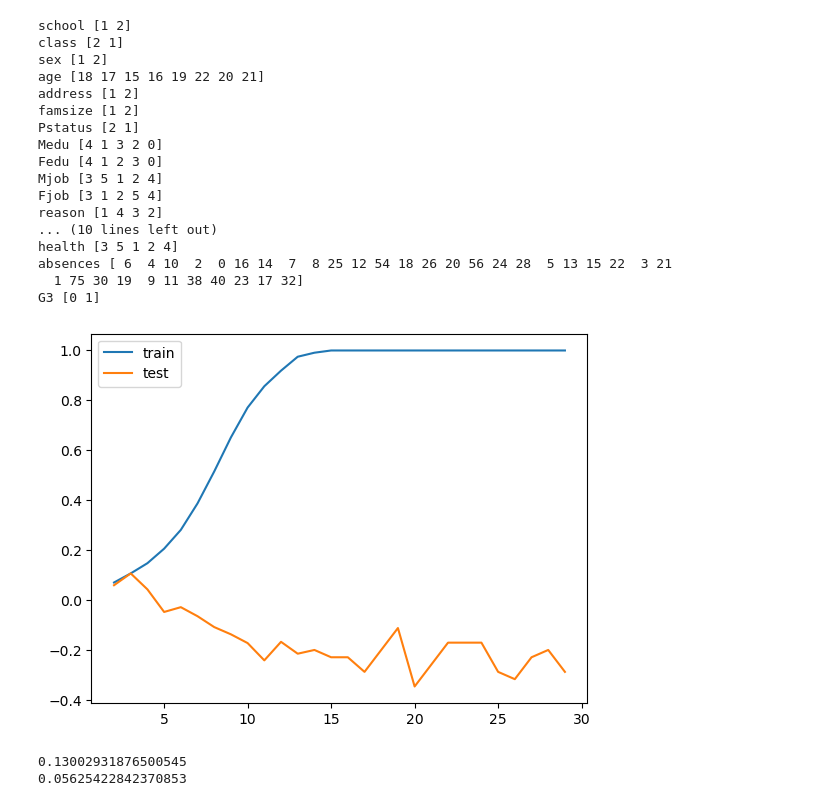
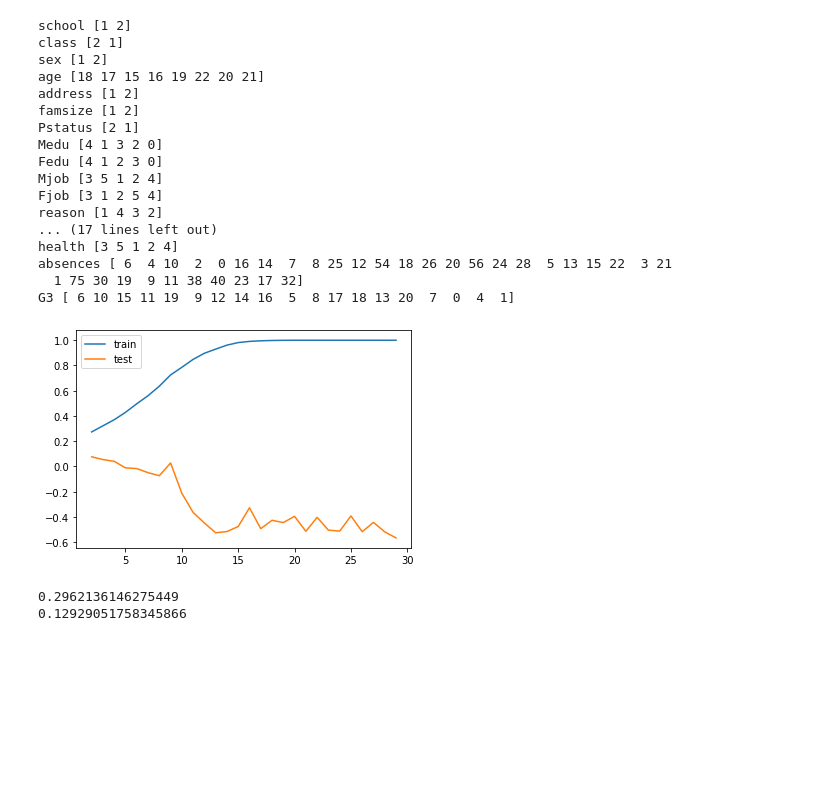
Before and after one commit to razatsutradhar/DS_exam_evaluation, a Jupyter notebook: data/test.ipynb, the cells around one changed output. Saved outputs shown, nothing was run; the diff lists cells and outputs as text; code cells hidden in the pictures; blank space fills up the shorter version.

```diff
--- a/data/test.ipynb
+++ b/data/test.ipynb
@@ -30,9 +30,9 @@ df_train['higher'] = df_train['higher'].replace('yes',1).replace('no',2)
 df_train['internet'] = df_train['internet'].replace('yes',1).replace('no',2)
 df_train['romantic'] = df_train['romantic'].replace('yes',1).replace('no',2)
 
-df_train.drop(['schoolsup', 'famsup', 'paid', 'activities', 'nursery', 'internet', 'romantic'], inplace=True, axis=1)
+# df_train.drop(['schoolsup', 'famsup', 'paid', 'activities', 'nursery', 'internet', 'romantic'], inplace=True, axis=1)
 
-df_train['G3'] = df_train['G3'].map(lambda x: 1 if x >= 15 else 0)
+# df_train['G3'] = df_train['G3'].map(lambda x: 1 if x >= 15 else 0)
 # %%
 for col in df_train.columns:
     print(col, df_train[col].unique())
@@ -49,14 +49,14 @@ Fedu [4 1 2 3 0]
 Mjob [3 5 1 2 4]
 Fjob [3 1 2 5 4]
 reason [1 4 3 2]
-... (10 lines left out)
+... (17 lines left out)
 health [3 5 1 2 4]
 absences [ 6  4 10  2  0 16 14  7  8 25 12 54 18 26 20 56 24 28  5 13 15 22  3 21
   1 75 30 19  9 11 38 40 23 17 32]
-G3 [0 1]
+G3 [ 6 10 15 11 19  9 12 14 16  5  8 17 18 13 20  7  0  4  1]
 # %%
-X_train = df_train.drop(['G3'], axis=1).values
-y_train = df_train['G3'].values
+X = df_train.drop(['G3'], axis=1).values
+y = df_train['G3'].values
 # %%
 from sklearn.tree import DecisionTreeRegressor
 from sklearn.ensemble import RandomForestRegressor
@@ -64,27 +64,27 @@ from sklearn.linear_model import LinearRegression
 # %%
 # k-fold
 from sklearn.model_selection import KFold
 from sklearn.model_selection import cross_val_score
 from sklearn.model_selection import train_test_split
 
 train_scores = []
 test_scores = []
-X_train, X_test, y_train, y_test = train_test_split(X_train, y_train, test_size=0.2, random_state=42)
+X_train, X_test, y_train, y_test = train_test_split(X, y, test_size=0.2, random_state=42)
 
 r = range(2,30)
 for i in r:
     desc_tree_reg = DecisionTreeRegressor(max_depth=i, criterion='squared_error')
     desc_tree_reg.fit(X_train, y_train)
     train_scores.append(desc_tree_reg.score(X_train, y_train))
     test_scores.append(desc_tree_reg.score(X_test, y_test))
 
 import matplotlib.pyplot as plt
 plt.plot(r, train_scores, label='train')
 plt.plot(r, test_scores, label='test')
 plt.legend()
 plt.show()
 # %% [output]
-[figure, old version]
+[figure, new version]
 # %%
 
 # train_scores = []
@@ -105,7 +105,7 @@ plt.show()
 
 train_scores = []
 test_scores = []
-X_train, X_test, y_train, y_test = train_test_split(X_train, y_train, test_size=0.2, random_state=42)
+X_train, X_test, y_train, y_test = train_test_split(X, y, test_size=0.2, random_state=42)
 
 lin_reg = LinearRegression()
 lin_reg.fit(X_train, y_train)
@@ -113,8 +113,8 @@ lin_reg.fit(X_train, y_train)
 print(lin_reg.score(X_train, y_train))
 print(lin_reg.score(X_test, y_test))
 # %% [output]
-0.13002931876500545
-0.05625422842370853
+0.2962136146275449
+0.12929051758345866
 # %%
 # wrapper
 from sklearn.feature_selection import RFE
```
Also changed, not shown: parts of 14 cells of this notebook, 5 other files.
